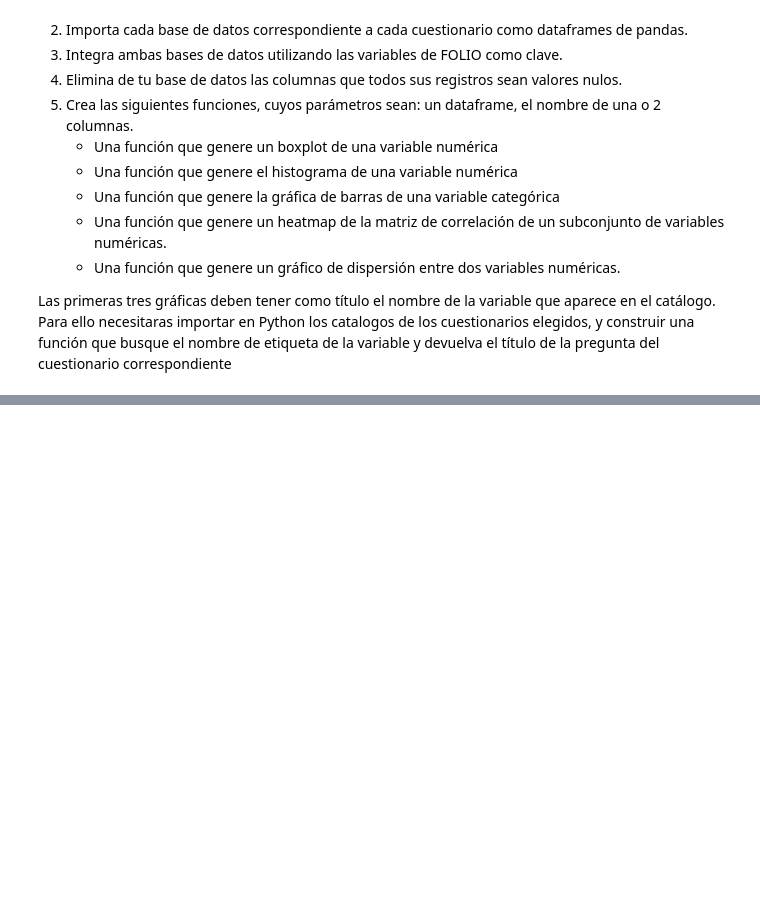
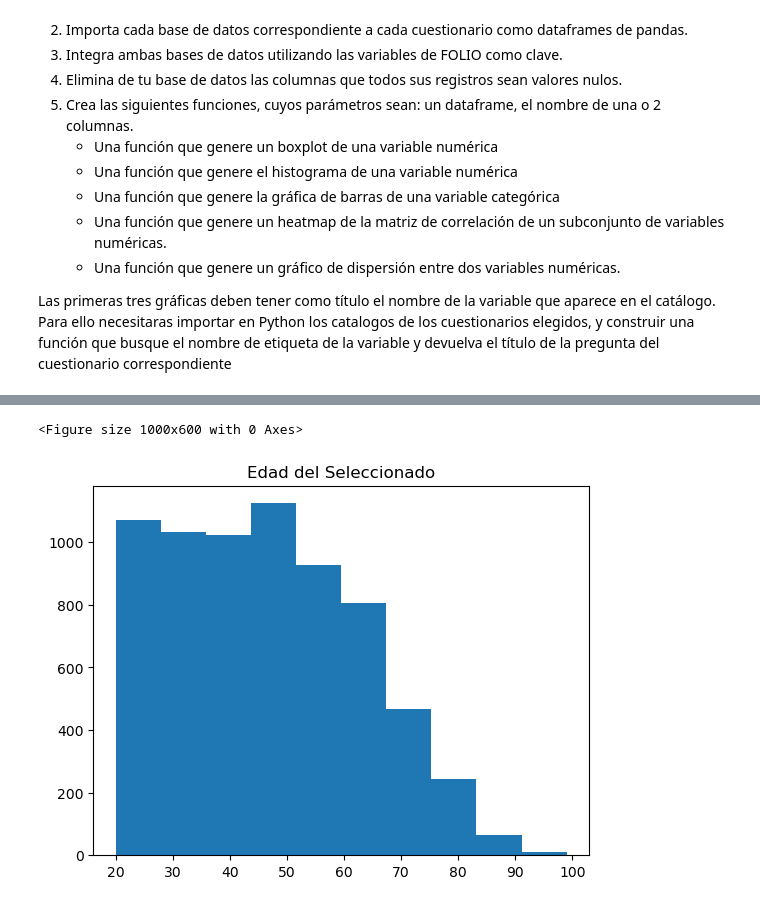
Before and after one commit to heritaco/Data-Mining, a Jupyter notebook: 04-Ensanut/Lab3_Arroyo_Espino_V1.ipynb, the cells around one changed output, grey strips where cells are left out. Saved outputs shown, nothing was run; the diff lists cells and outputs as text; code cells hidden in the pictures; blank space fills up the shorter version.

```diff
--- a/04-Ensanut/Lab3_Arroyo_Espino_V1.ipynb
+++ b/04-Ensanut/Lab3_Arroyo_Espino_V1.ipynb
@@ -82,0 +209,12 @@ YF.download() has changed argument auto_adjust default to True
+# %%
+def histograma(data, column):
+    plt.figure(figsize=(10, 6))
+    data.hist(column=column)
+    plt.title(dictcat[column])
+    plt.grid(False)
+    plt.show()
+
+histograma(mergefull, 'edad')
+# %% [output]
+<Figure size 1000x600 with 0 Axes>
+[figure, added]
```
Also changed, not shown: parts of 19 cells of this notebook.
